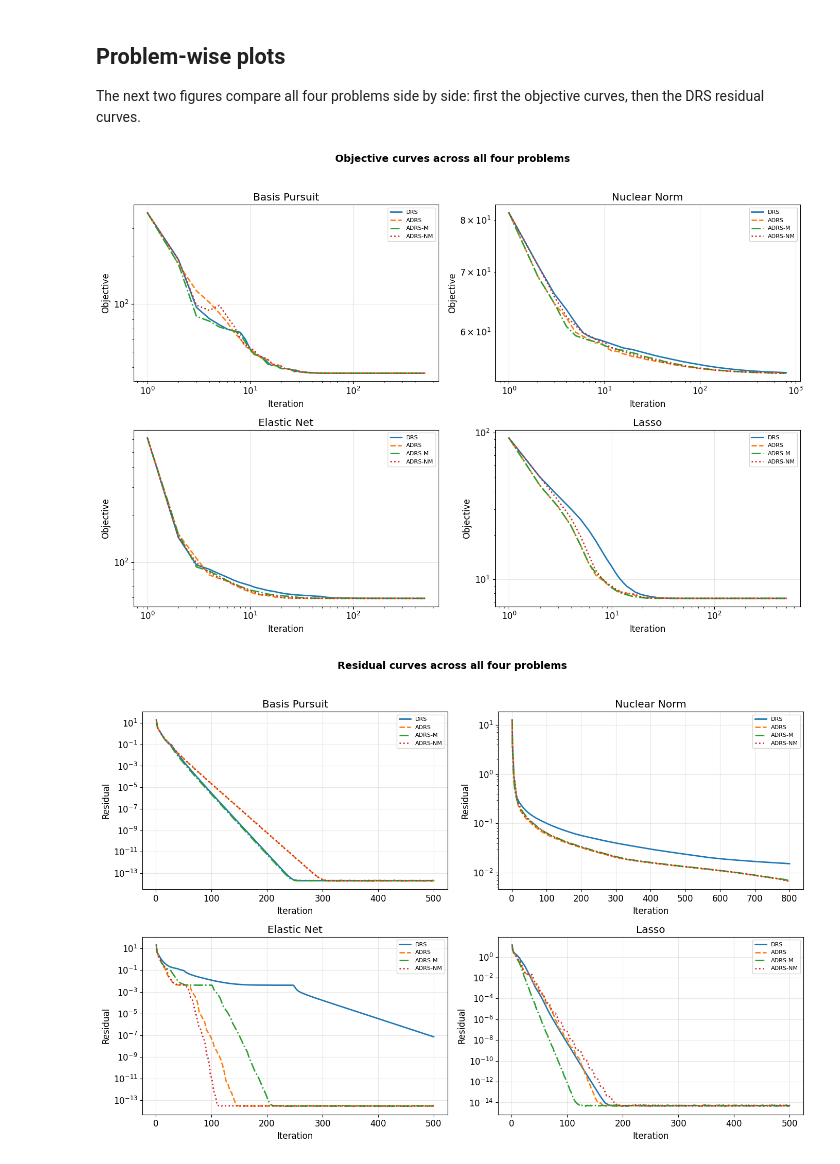
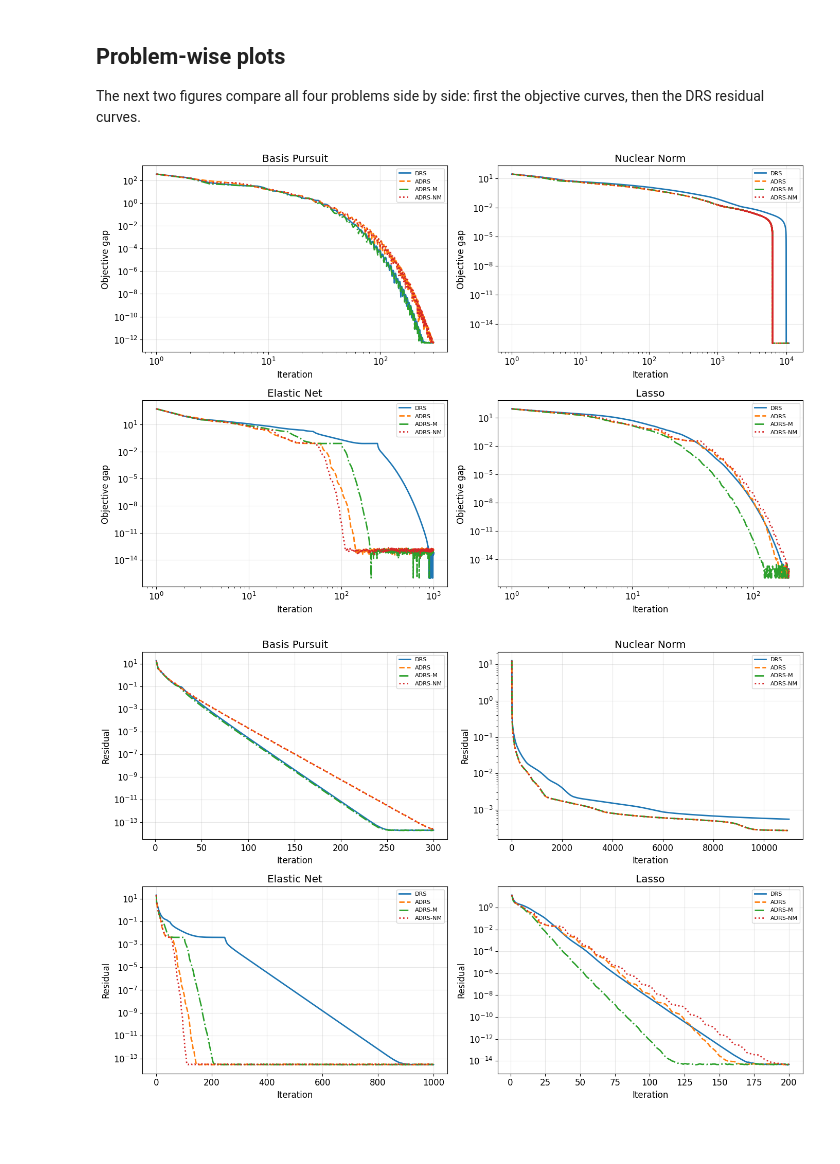
Before and after one commit to gmbabreu/Iterative-methods-project, a Jupyter notebook: adrs_three_problems.ipynb, the cells around one changed output. Drawn from its saved outputs; the diff is of its cells as text; code cells hidden in the pictures; blank space fills up the shorter version.

```diff
--- a/adrs_three_problems.ipynb
+++ b/adrs_three_problems.ipynb
@@ -229,7 +229,7 @@ obj_bp   = lambda u: np.sum(np.abs(u))
 F_STAR_BP = np.sum(np.abs(x_true))
 z0_bp     = np.random.randn(n)
 ALPHA_BP  = 1.0
-NITERS_BP = 500
+NITERS_BP = 300
 
 print(f"n={n}, m={m}, s={s},  F* = ||x_true||_1 = {F_STAR_BP:.6f}")
 
@@ -305,7 +305,7 @@ F_STAR_NUC = obj_nuc(u)
 
 z0_nuc    = np.random.randn(rows, cols)
 ALPHA_NUC = 1.0
-NITERS_NUC = 800
+NITERS_NUC = 11000
 
 print(f"{rows}x{cols} matrix, rank={rank}")
 print(f"F* (10k DRS) = {F_STAR_NUC:.6f}")
@@ -384,7 +384,7 @@ F_STAR_EN = obj_en(u)
 
 z0_en    = np.random.randn(n)
 ALPHA_EN = 1.0
-NITERS_EN = 500
+NITERS_EN = 1000
 
 print(f"n={n}, m={m}, s={s}, mu={mu}")
 print(f"F* (5k DRS) = {F_STAR_EN:.6f}")
@@ -460,7 +460,7 @@ for _ in range(1000):
 F_STAR_LASSO = obj_lasso(u)
 
 z0_lasso = np.random.randn(n)
-NITERS_LASSO = 500
+NITERS_LASSO = 200
 
 print(f"n={n}, m={m}, s={s}, lam={lam}")
 print(f"F* (1k DRS) = {F_STAR_LASSO:.6f}")
@@ -559,49 +572,49 @@ Lasso               DRS               17        28        38        47        57
 The next two figures compare all four problems side by side: first the objective curves, then the DRS residual curves.
 # %%
 problem_panels = [
-    ("Basis Pursuit", res_bp, NITERS_BP),
-    ("Nuclear Norm", res_nuc, NITERS_NUC),
-    ("Elastic Net", res_en, NITERS_EN),
-    ("Lasso", res_lasso, NITERS_LASSO),
+    ("Basis Pursuit", res_bp, F_STAR_BP, NITERS_BP),
+    ("Nuclear Norm", res_nuc, F_STAR_NUC, NITERS_NUC),
+    ("Elastic Net", res_en, F_STAR_EN, NITERS_EN),
+    ("Lasso", res_lasso, F_STAR_LASSO, NITERS_LASSO),
 ]
 
-# 4-panel objective comparison
+# 4-panel objective-gap comparison
 fig, axes = plt.subplots(2, 2, figsize=(14, 10))
-fig.suptitle("Objective curves across all four problems", fontsize=14, fontweight='bold')
 axes = axes.ravel()
 
-for ax, (title, res, ni) in zip(axes, problem_panels):
+gap_floor = 1e-16
+for ax, (title, res, fstar, ni) in zip(axes, problem_panels):
     iters = np.arange(1, ni + 1)
     for name, result in res.items():
         objs, resids = result[:2]
-        ax.loglog(iters, objs, color=COLORS[name], linestyle=STYLES[name], label=name)
+        obj_gap = np.maximum(objs - fstar, gap_floor)
+        ax.loglog(iters, obj_gap, color=COLORS[name], linestyle=STYLES[name], label=name)
     ax.set_title(title)
     ax.set_xlabel('Iteration')
-    ax.set_ylabel('Objective')
+    ax.set_ylabel('Objective gap')
     ax.legend(fontsize=8)
 
 plt.tight_layout(rect=(0, 0.03, 1, 0.96))
-plt.savefig('all_problems_objectives.png', dpi=130, bbox_inches='tight')
+plt.savefig('objectives.png', dpi=130, bbox_inches='tight')
 plt.show()
 
 # 4-panel residual comparison with all algorithms
 fig, axes = plt.subplots(2, 2, figsize=(14, 10))
-fig.suptitle("Residual curves across all four problems", fontsize=14, fontweight='bold')
 axes = axes.ravel()
 
-for ax, (title, res, ni) in zip(axes, problem_panels):
+for ax, (title, res, fstar, ni) in zip(axes, problem_panels):
     iters = np.arange(1, ni + 1)
     for name, result in res.items():
         objs, resids = result[:2]
         ax.semilogy(iters, resids, color=COLORS[name], linestyle=STYLES[name], label=name)
     ax.set_title(title)
     ax.set_xlabel('Iteration')
     ax.set_ylabel('Residual')
     ax.legend(fontsize=8)
 
 plt.tight_layout(rect=(0, 0.03, 1, 0.96))
-plt.savefig('all_problems_residuals.png', dpi=130, bbox_inches='tight')
+plt.savefig('residuals.png', dpi=130, bbox_inches='tight')
 plt.show()
 # %% [output]
-[figure, old version]
+[figure, new version]
-[figure, old version]
+[figure, new version]
```
Also changed, not shown: parts of 6 cells of this notebook, 4 other files.
